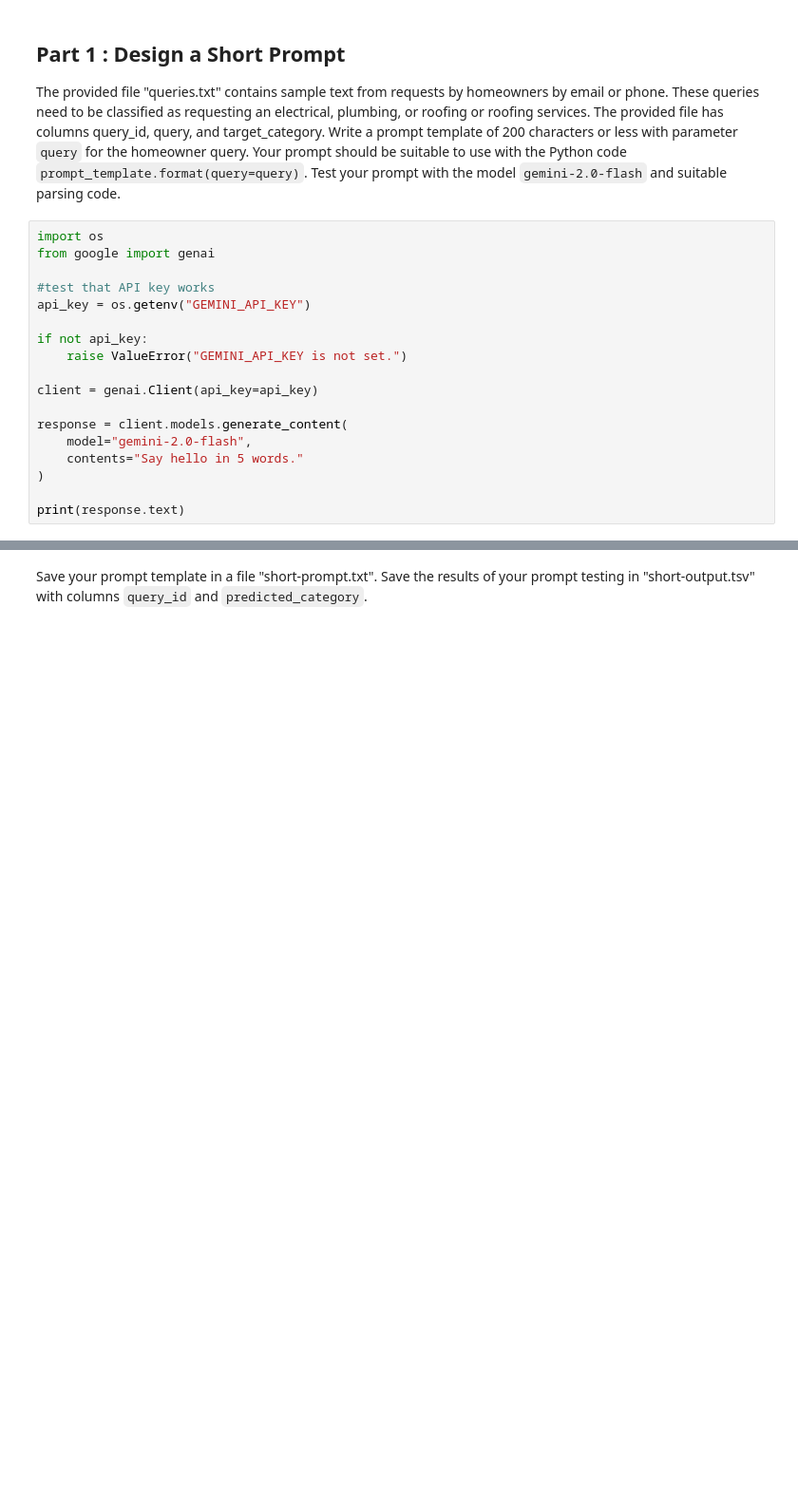
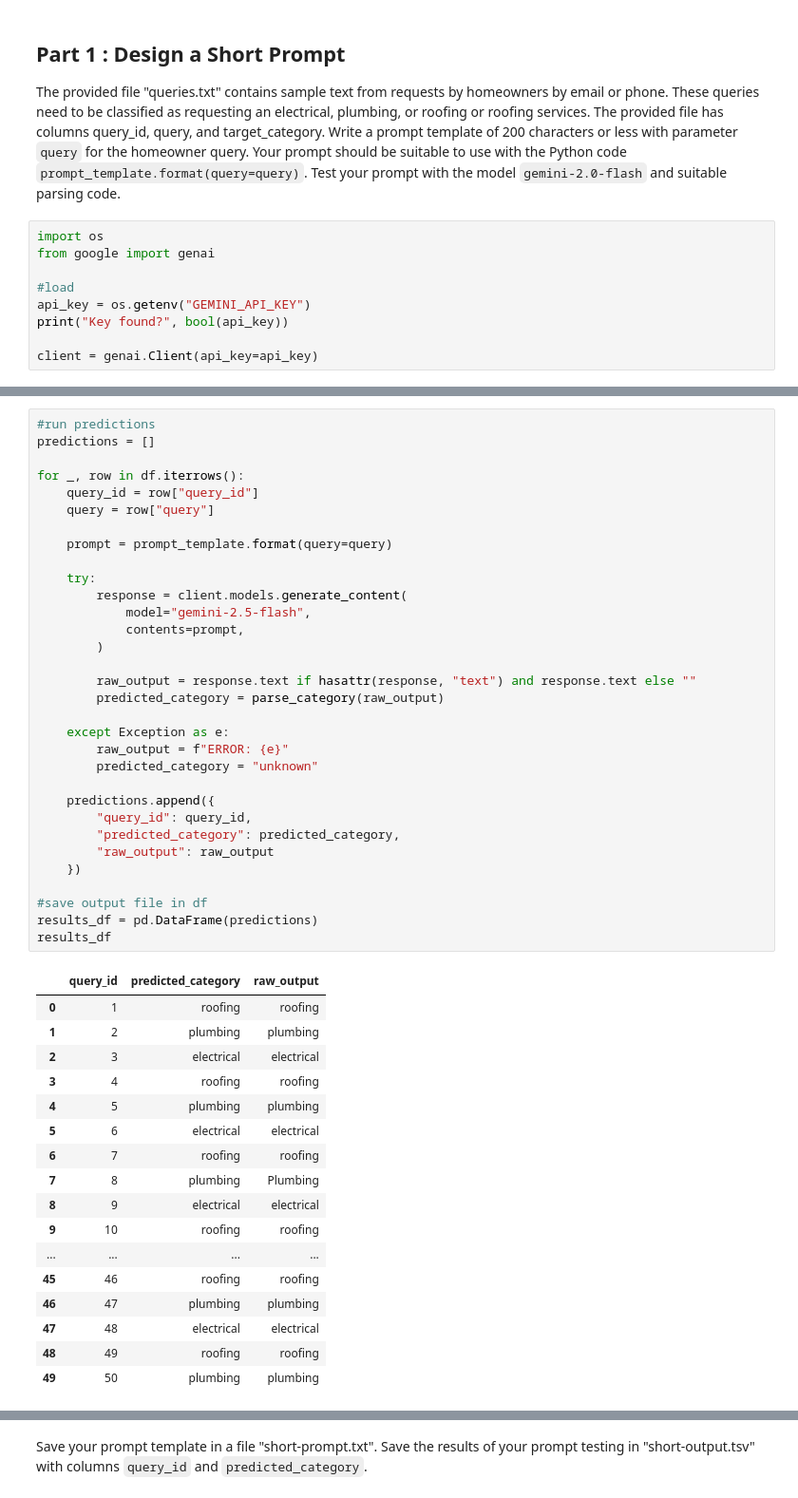
Before and after one commit to paumar2/bu-dx704-pmm, a Jupyter notebook: project-11/project-11.ipynb, the cells around one changed output, grey strips where cells are left out. Shown at 95% size. Drawn from its saved outputs; the diff is of its cells as text; blank space fills up the shorter version.

```diff
--- a/project-11/project-11.ipynb
+++ b/project-11/project-11.ipynb
@@ -28,18 +28,9 @@ Test your prompt with the model `gemini-2.0-flash` and suitable parsing code.
 import os
 from google import genai
 
-#test that API key works
+#load
 api_key = os.getenv("GEMINI_API_KEY")
-
-if not api_key:
-    raise ValueError("GEMINI_API_KEY is not set.")
+print("Key found?", bool(api_key))
 
 client = genai.Client(api_key=api_key)
-
-response = client.models.generate_content(
-    model="gemini-2.0-flash",
-    contents="Say hello in 5 words."
-)
-
-print(response.text)
 # %% [output]
@@ -110,0 +72,50 @@ print(merged.head())
+# %%
+#run predictions
+predictions = []
+
+for _, row in df.iterrows():
+    query_id = row["query_id"]
+    query = row["query"]
+
+    prompt = prompt_template.format(query=query)
+
+    try:
+        response = client.models.generate_content(
+            model="gemini-2.5-flash",
+            contents=prompt,
+        )
+
+        raw_output = response.text if hasattr(response, "text") and response.text else ""
+        predicted_category = parse_category(raw_output)
+
+    except Exception as e:
+        raw_output = f"ERROR: {e}"
+        predicted_category = "unknown"
+
+    predictions.append({
+        "query_id": query_id,
+        "predicted_category": predicted_category,
+        "raw_output": raw_output
+    })
+
+#save output file in df
+results_df = pd.DataFrame(predictions)
+results_df
+# %% [output]
+|  | query_id | predicted_category | raw_output |
+| 0 | 1 | roofing | roofing |
+| 1 | 2 | plumbing | plumbing |
+| 2 | 3 | electrical | electrical |
+| 3 | 4 | roofing | roofing |
+| 4 | 5 | plumbing | plumbing |
+| 5 | 6 | electrical | electrical |
+| 6 | 7 | roofing | roofing |
+| 7 | 8 | plumbing | Plumbing |
+| 8 | 9 | electrical | electrical |
+| 9 | 10 | roofing | roofing |
+| ... | ... | ... | ... |
+| 45 | 46 | roofing | roofing |
+| 46 | 47 | plumbing | plumbing |
+| 47 | 48 | electrical | electrical |
+| 48 | 49 | roofing | roofing |
+| 49 | 50 | plumbing | plumbing |
```
Also changed, not shown: parts of 16 cells of this notebook, 6 other files.
